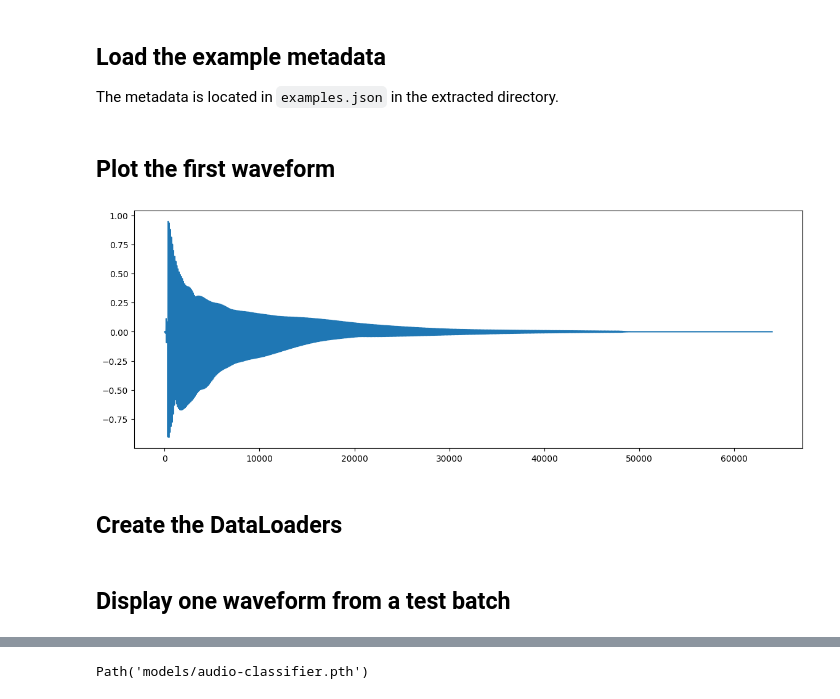
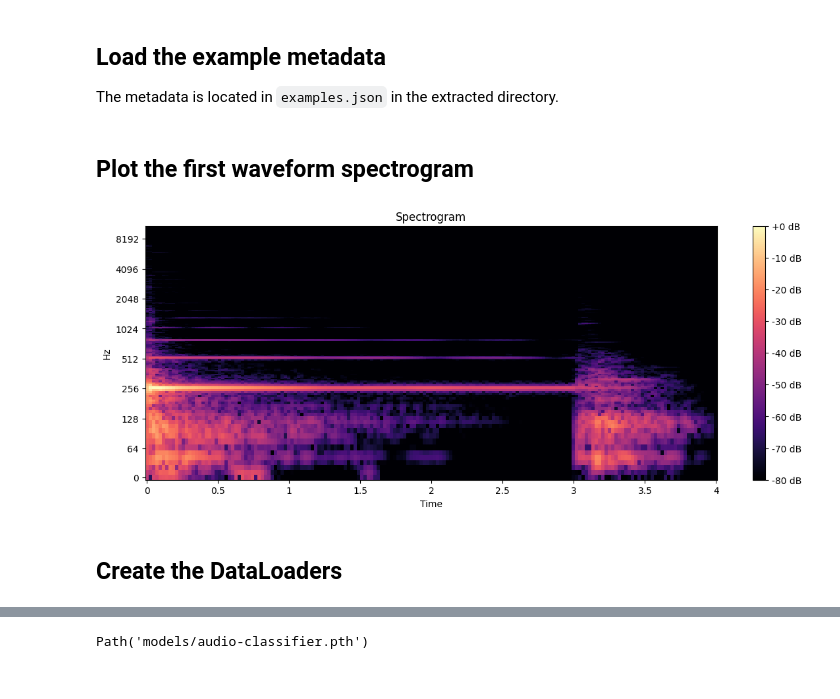
Before and after one commit to Anton-Tcholakov/fastai-playground, a Jupyter notebook: exercises/audio_classifier/audio_classifier.ipynb, the cells around one changed output, grey strips where cells are left out. Cells and saved outputs as stored; diff of their text form; code cells hidden in the pictures.

Commit message:
Reimplement audio classifer based on spectrograms

```diff
--- a/exercises/audio_classifier/audio_classifier.ipynb
+++ b/exercises/audio_classifier/audio_classifier.ipynb
@@ -44,7 +43,7 @@ with open('../../training-data/nsynth-test.jsonwav.tar.gz', 'wb') as f:
 # %%
 import tarfile
 
-with tarfile.open('../../training-data/nsynth-test.jsonwav.tar.gz', 'r:gz') as f:
+with tarfile.open('../../training-data/nsynth-valid.jsonwav.tar.gz', 'r:gz') as f:
     f.extractall('../../training-data/')
 # %% [markdown]
 ## Load the example metadata
@@ -52,23 +51,35 @@ with tarfile.open('../../training-data/nsynth-test.jsonwav.tar.gz', 'r:gz') as f
 The metadata is located in `examples.json` in the extracted directory.
 # %%
 import json
-import itertools
 
 examples = []
-with open('../../training-data/nsynth-test/examples.json') as f:
+with open('../../training-data/nsynth-valid/examples.json') as f:
     examples = json.load(f)
 
-first_example = list(examples.items())[0]
+first_20_examples = dict(list(examples.items())[:20])
+first_example = list(examples.items())[0][1]
 # %% [markdown]
-## Plot the first waveform
+## Plot the first waveform spectrogram
-# %%
-import soundfile as sf
-import matplotlib.pyplot as plt
-
-y, _ = sf.read('../../training-data/nsynth-test/audio/' + first_example[0] + '.wav')
-
-plt.figure(figsize=(14, 5))
-plt.plot(y)
-plt.show()
-# %% [output]
-[figure, removed]
+# %%
+import librosa
+import librosa.display
+import matplotlib.pyplot as plt
+import numpy as np
+
+# Load the audio file
+y, sample_rate = librosa.load('../../training-data/nsynth-valid/audio/' + first_example['note_str'] + '.wav')
+
+# Compute the STFT
+D = librosa.stft(y)
+
+# Convert to dB
+D_db = librosa.amplitude_to_db(abs(D), ref=np.max)
+
+# Display the spectrogram
+plt.figure(figsize=(14, 5))
+librosa.display.specshow(D_db, sr=sample_rate, x_axis='time', y_axis='log')
+plt.colorbar(format='%+2.0f dB')
+plt.title('Spectrogram')
+plt.show()
+# %% [output]
+[figure, added]
@@ -100,2 +119,0 @@ dls = DataBlock(
-# %% [markdown]
-## Display one waveform from a test batch
```
Also changed, not shown: parts of 15 cells of this notebook, 1 other file.
